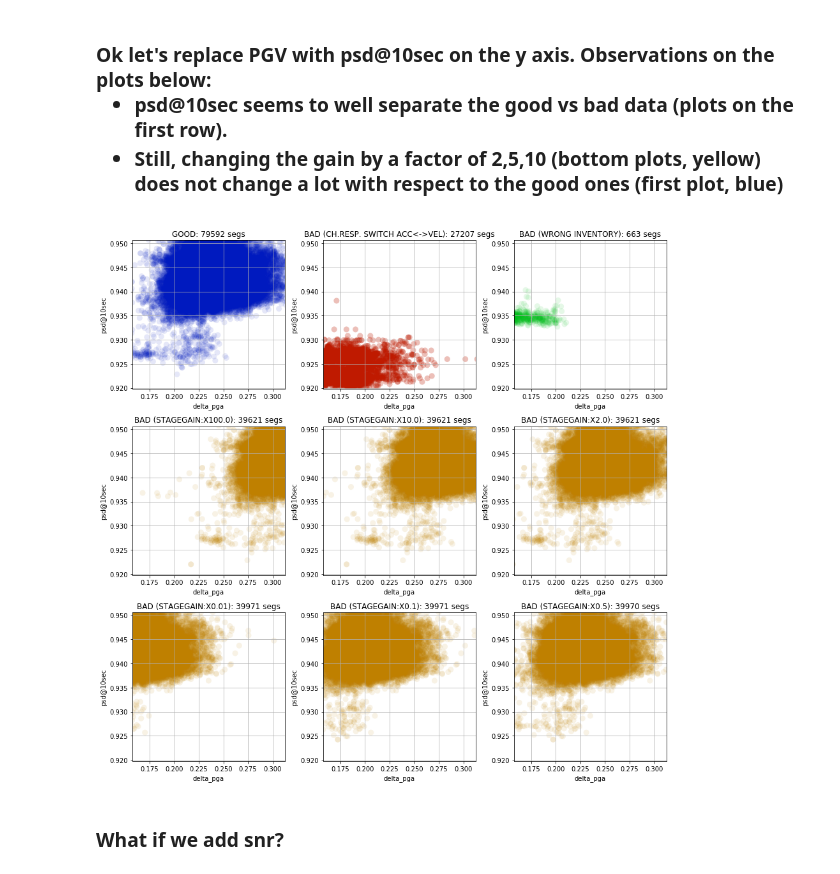
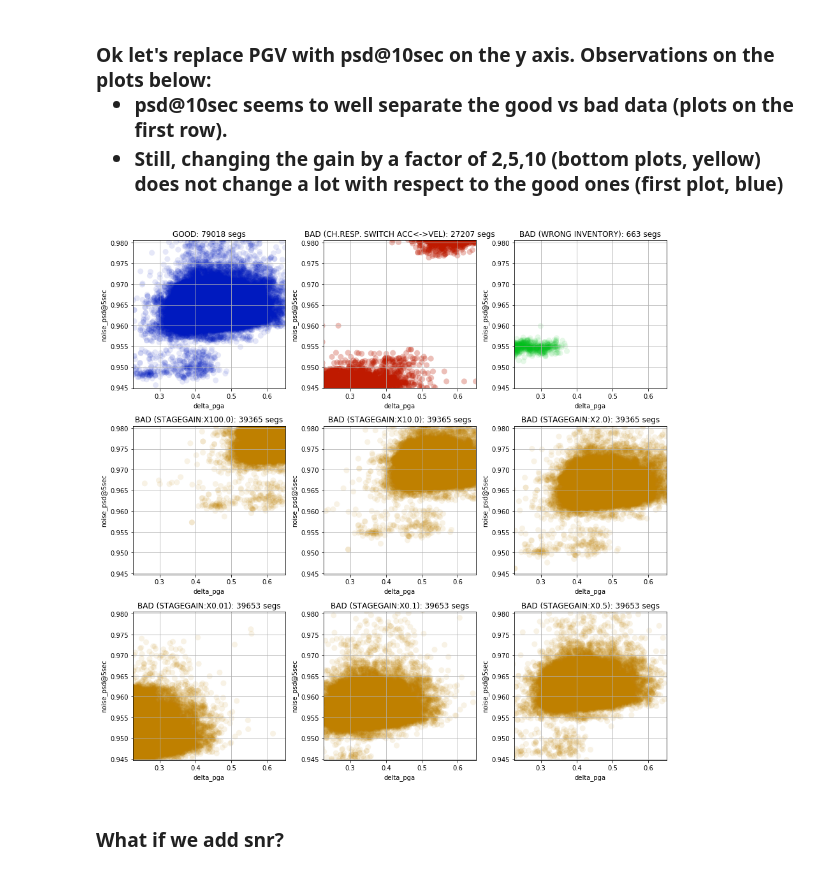
Before and after one commit to rizac/sod, a Jupyter notebook: sod/jupyter/Inspect.dataset.ipynb, the cells around one changed output. Drawn from its saved outputs; the diff is of its cells as text; code cells hidden in the pictures.

```diff
--- a/sod/jupyter/Inspect.dataset.ipynb
+++ b/sod/jupyter/Inspect.dataset.ipynb
@@ -92,9 +6,0 @@ min median max for not outlier
-# %%
-# first make amplitudes logarithmic:
-for col in [
-    'amp@0.5hz',
-    'amp@1hz',
-    'amp@2hz',
-    'amp@5hz',
-    'amp@10hz']:
-    dfr[col] = np.log10(dfr[col])
@@ -120,20 +6,0 @@ distance_km       0.62     233.13     666.07
-# %%
-# now normalize all columns:
-for col in [
-        'psd@0.1sec',
-        'psd@1sec',
-        'psd@10sec',
-        'psd@20sec',
-        'psd@50sec',
-        'psd@100sec',
-        'amp@0.5hz',
-        'amp@1hz',
-        'amp@2hz',
-        'amp@5hz',
-        'amp@10hz',
-        'magnitude',
-        'distance_km',
-        'delta_pga',
-        'delta_pgv']:
-    dforig[col] = (dforig[col] - np.nanmin(dforig[col])) / (np.nanmax(dforig[col]) - np.nanmin(dforig[col]))
-print_cols()
@@ -156,0 +7,8 @@ distance_km       0.00       0.35       1.00
+# %%
+import os, pandas as pd, numpy as np
+import sys
+sys.path.append(os.path.dirname(os.path.dirname(os.getcwd())))
+
+from sod.evaluation import open_dataset
+
+dataframe = open_dataset(os.path.join(os.getcwd(), '..', 'dataset', 'dataset.hdf'))
@@ -290,9 +197,9 @@ plot(dforig, 'delta_pga', 'delta_pgv', axis_lim=None)
     </ul>
 </h3>
 # %%
-plot(dforig, 'delta_pga', 'psd@10sec', axis_lim=.945)  # with delta_pgv does not change a lot
+plot(dataframe, 'delta_pga', 'noise_psd@5sec', axis_lim=.95)  # with delta_pgv does not change a lot
 # %% [output]
-[figure, old version]
+[figure, new version]
 # %% [markdown]
 <h3>What if we add snr?
     <!-- <ul>
```
Also changed, not shown: parts of 9 cells of this notebook, 3 other files.
